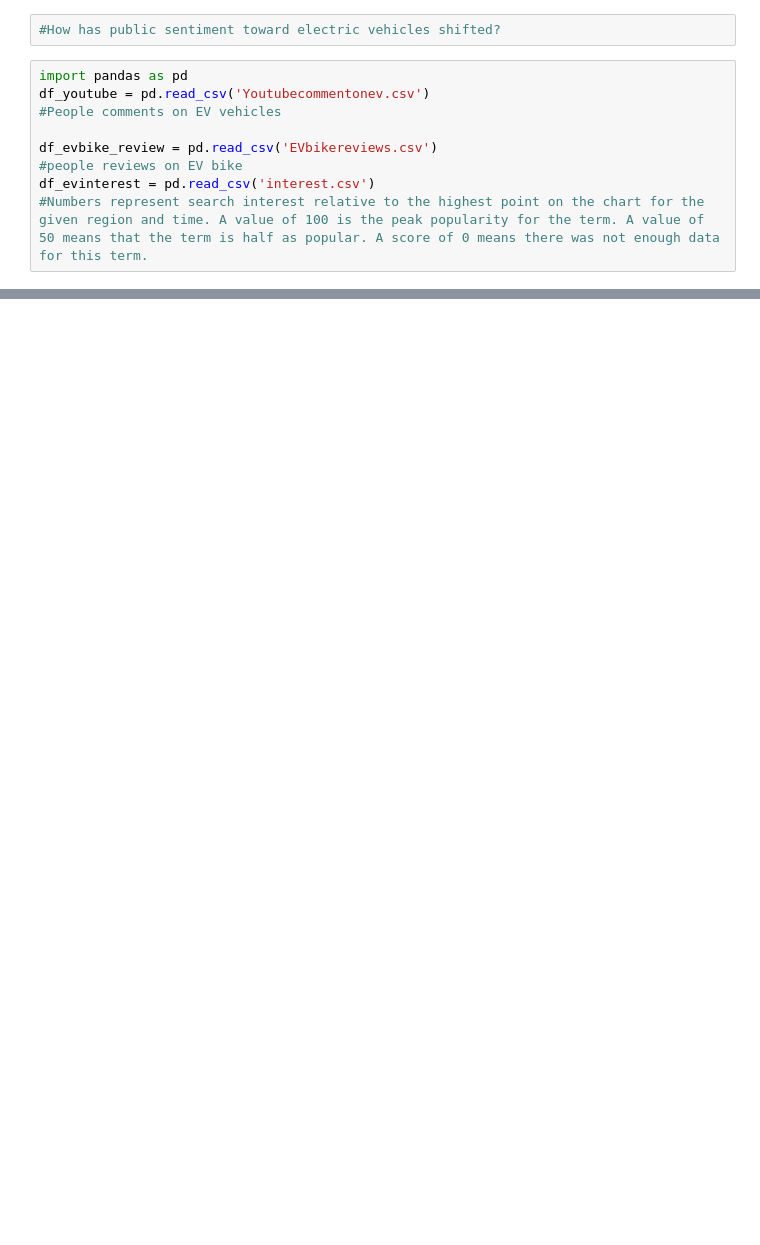
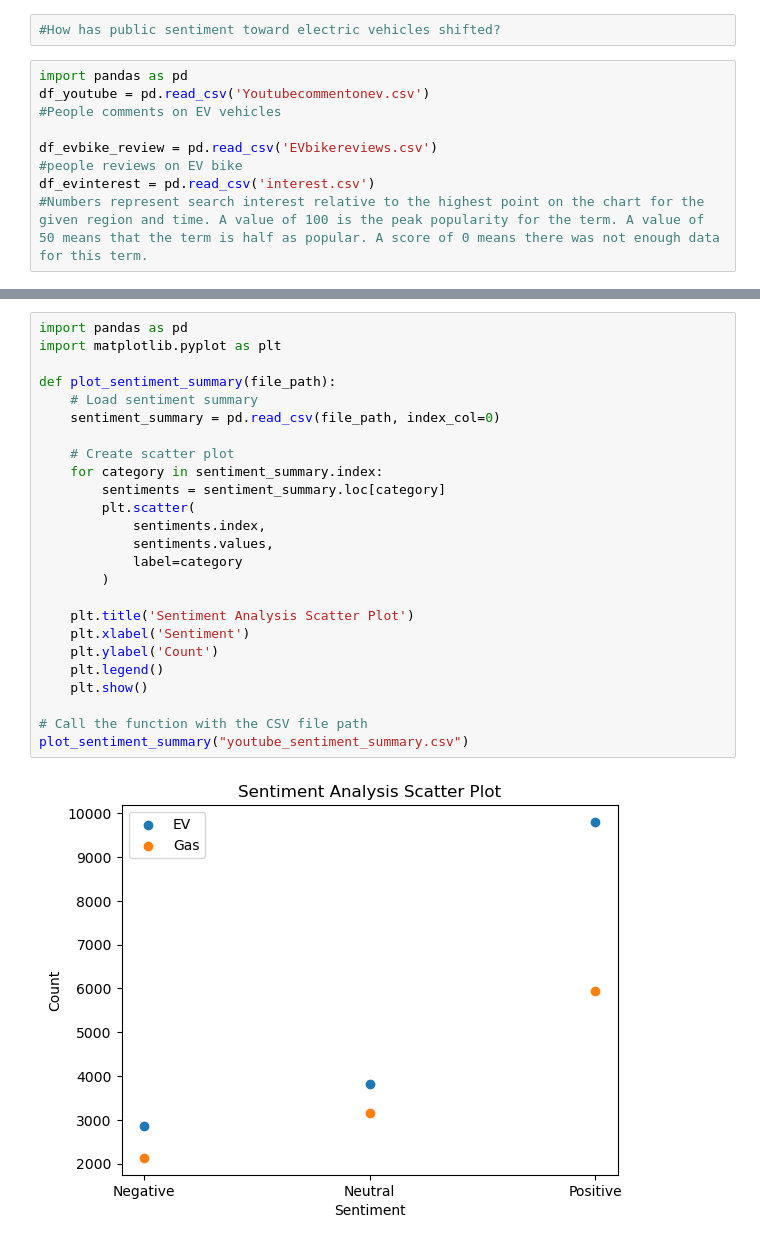
Before and after one commit to vivek932003/Final-Project, a Jupyter notebook: Untitled-1.ipynb, the cells around one changed output, grey strips where cells are left out. Drawn from its saved outputs; the diff is of its cells as text; blank space fills up the shorter version.

```diff
--- a/Untitled-1.ipynb
+++ b/Untitled-1.ipynb
@@ -75,0 +133,27 @@ Name: count, dtype: int64
+# %%
+import pandas as pd
+import matplotlib.pyplot as plt
+
+def plot_sentiment_summary(file_path):
+    # Load sentiment summary
+    sentiment_summary = pd.read_csv(file_path, index_col=0)
+
+    # Create scatter plot
+    for category in sentiment_summary.index:
+        sentiments = sentiment_summary.loc[category]
+        plt.scatter(
+            sentiments.index,
+            sentiments.values,
+            label=category
+        )
+
+    plt.title('Sentiment Analysis Scatter Plot')
+    plt.xlabel('Sentiment')
+    plt.ylabel('Count')
+    plt.legend()
+    plt.show()
+
+# Call the function with the CSV file path
+plot_sentiment_summary("youtube_sentiment_summary.csv")
+# %% [output]
+[figure, added]
```
Also changed, not shown: parts of 5 cells of this notebook, 5 other files.
